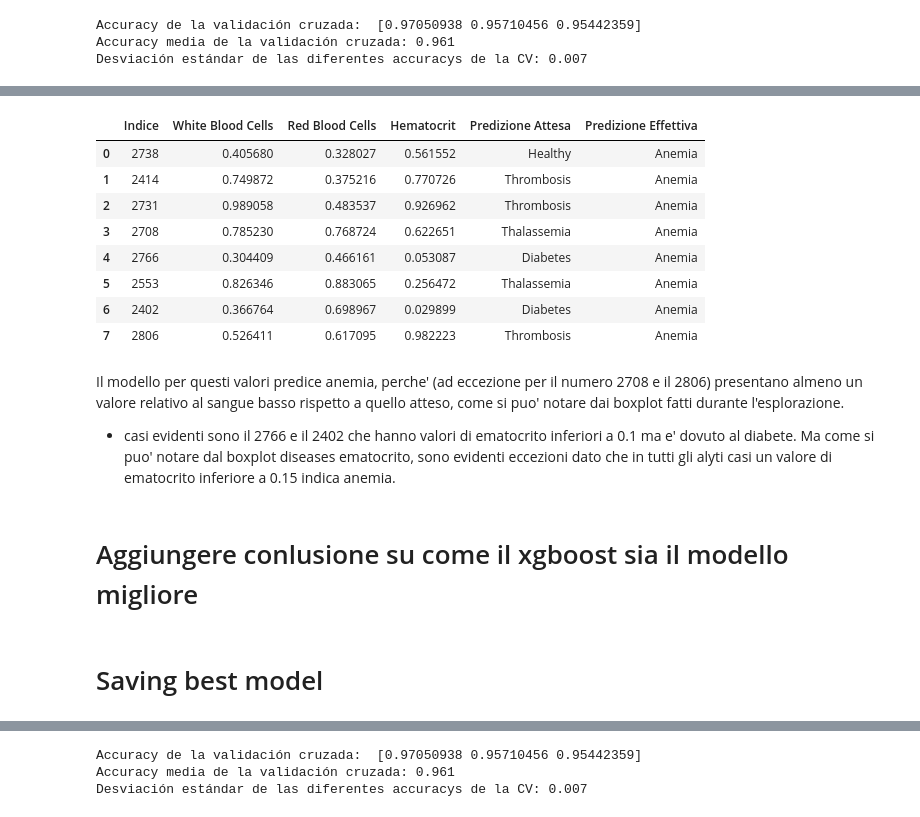
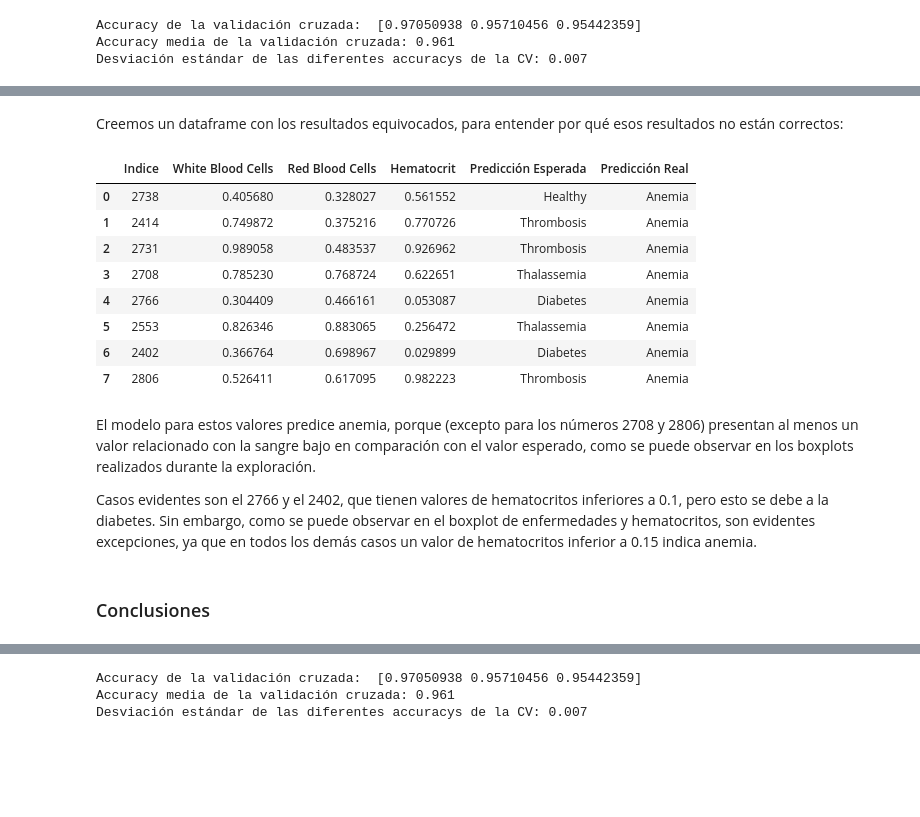
Before and after one commit to mariasuarezq/Multi_Agent_Model_for_Disease_Diagnosis_and_Classification, a Jupyter notebook: src/models_training/disease_classification/disease_classification.ipynb, the cells around one changed output, grey strips where cells are left out. Cells and saved outputs as stored; diff of their text form; code cells hidden in the pictures; blank space fills up the shorter version.

Commit message:
modifications in disease_classification model

```diff
--- a/src/models_training/disease_classification/disease_classification.ipynb
+++ b/src/models_training/disease_classification/disease_classification.ipynb
@@ -473,10 +529,10 @@ weighted avg       0.84      0.78      0.78       560
 #cpp_alpha es el parámetro de complejidad, el cual establece “penalizaciones” si se producen muchas divisiones. Cuanto más alto
 # más pequeño será el árbol. Lo insertamos entre los parámetros para evitar overfitting
 params = {
-    'max_depth': [5, 10, 20],
+    'max_depth': [5, 10, 20, 25],
     'min_samples_split': [10, 30, 50],
-    'criterion': ["gini", "entropy"],  # son estos criterios porque las variables son categóricas
-    'ccp_alpha': [0.001, 0.005, 0.015]
+    'criterion': ["gini", "entropy"],
+    'ccp_alpha': [0.0001, 0.001, 0.005, 0.015]
 }
 scoring_metrics = ['accuracy', 'precision_macro', 'recall_macro', 'f1_macro']
 
@@ -580,14 +658,13 @@ Se tiene un accuracy para test de: 0.9678571428571429
 # %%
 params = {
-    'n_estimators': [100,200,300],
+    'n_estimators': [50,100,200],
     'eta' : [0.1,0.4,0.7],
     'gamma' : [0.1,0.5,1],
     'max_depth': [10, 15]
 }
 
 scoring_metrics = ['accuracy', 'precision_macro', 'recall_macro', 'f1_macro']
-#recordar que arbol2 es el árbol cuyas VI son todas las variables.
-# cv = crossvalidation
+
 grid_search_XGB = GridSearchCV(estimator=xgb_classifier,
                            param_grid=params,
                            cv=3, scoring = scoring_metrics, refit='accuracy')
@@ -653,30 +739,32 @@ plt.show()
+# %% [markdown]
+Creemos un dataframe con los resultados equivocados, para entender por qué esos resultados no están correctos:
 # %%
-# Ottenere i nomi delle classi
+# Obtenemos el nombre de las clases
 class_names = encoder.categories_[0]
 
-# Convertire i numeri predetti in nomi di classi
+# Convertimos los números predichos en nombres de clases
 y_test_actual = np.argmax(y_test_encoded, axis=1)
 y_test_actual_names = [class_names[i] for i in y_test_actual]
 
 y_test_predicted = np.argmax(y_test_pred_xgb, axis=1)
 y_test_predicted_names = [class_names[i] for i in y_test_predicted]
 
-# Identificare gli indici degli errori
+# Identificamos los índices de los errores
 error_indices = (y_test_actual != y_test_predicted)
 
-# Creare un DataFrame con i risultati errati
+# Creamos un dataframe con los resultados equivocados
 df_errors = pd.DataFrame({
     'Indice': X_test.index[error_indices],
-    'Predizione Attesa': [class_names[i] for i in y_test_actual[error_indices]],
-    'Predizione Effettiva': [class_names[i] for i in y_test_predicted[error_indices]]
+    'Predicción Esperada': [class_names[i] for i in y_test_actual[error_indices]],
+    'Predicción Real': [class_names[i] for i in y_test_predicted[error_indices]]
 })
 
-# Aggiungere le variabili predittive per un'analisi più dettagliata
+# Agregamos las variables predictoras para un análisis más detallado.
 df_errors = pd.concat([df_errors.reset_index(drop=True),
                        X_test[error_indices].reset_index(drop=True)], axis=1)
-df_errors[['Indice','White Blood Cells', 'Red Blood Cells', 'Hematocrit', 'Predizione Attesa','Predizione Effettiva']]
+df_errors[['Indice','White Blood Cells', 'Red Blood Cells', 'Hematocrit', 'Predicción Esperada','Predicción Real']]
 # %% [output]
-|  | Indice | White Blood Cells | Red Blood Cells | Hematocrit | Predizione Attesa | Predizione Effettiva |
+|  | Indice | White Blood Cells | Red Blood Cells | Hematocrit | Predicción Esperada | Predicción Real |
 | 0 | 2738 | 0.405680 | 0.328027 | 0.561552 | Healthy | Anemia |
 | 1 | 2414 | 0.749872 | 0.375216 | 0.770726 | Thrombosis | Anemia |
 | 2 | 2731 | 0.989058 | 0.483537 | 0.926962 | Thrombosis | Anemia |
@@ -685,11 +773,9 @@ df_errors[['Indice','White Blood Cells', 'Red Blood Cells', 'Hematocrit', 'Predi
 | 5 | 2553 | 0.826346 | 0.883065 | 0.256472 | Thalassemia | Anemia |
 | 6 | 2402 | 0.366764 | 0.698967 | 0.029899 | Diabetes | Anemia |
 | 7 | 2806 | 0.526411 | 0.617095 | 0.982223 | Thrombosis | Anemia |
-# %% [markdown]
-Il modello per questi valori predice anemia, perche' (ad eccezione per il numero 2708 e il 2806) presentano almeno un valore relativo al sangue basso rispetto a quello atteso, come si puo' notare dai boxplot fatti durante l'esplorazione.
-
-- casi evidenti sono il 2766 e il 2402 che hanno valori di ematocrito inferiori a 0.1 ma e' dovuto al diabete. Ma come si puo' notare dal boxplot diseases ematocrito, sono evidenti eccezioni dato che in tutti gli alyti casi un valore di ematocrito inferiore a 0.15 indica anemia.
-# %% [markdown]
-# Aggiungere conlusione su come il xgboost sia il modello migliore
-# %% [markdown]
-# Saving best model
+# %% [markdown]
+El modelo para estos valores predice anemia, porque (excepto para los números 2708 y 2806) presentan al menos un valor relacionado con la sangre bajo en comparación con el valor esperado, como se puede observar en los boxplots realizados durante la exploración.
+
+Casos evidentes son el 2766 y el 2402, que tienen valores de hematocritos inferiores a 0.1, pero esto se debe a la diabetes. Sin embargo, como se puede observar en el boxplot de enfermedades y hematocritos, son evidentes excepciones, ya que en todos los demás casos un valor de hematocritos inferior a 0.15 indica anemia.
+# %% [markdown]
+### Conclusiones
```
Also changed, not shown: parts of 114 cells of this notebook.
